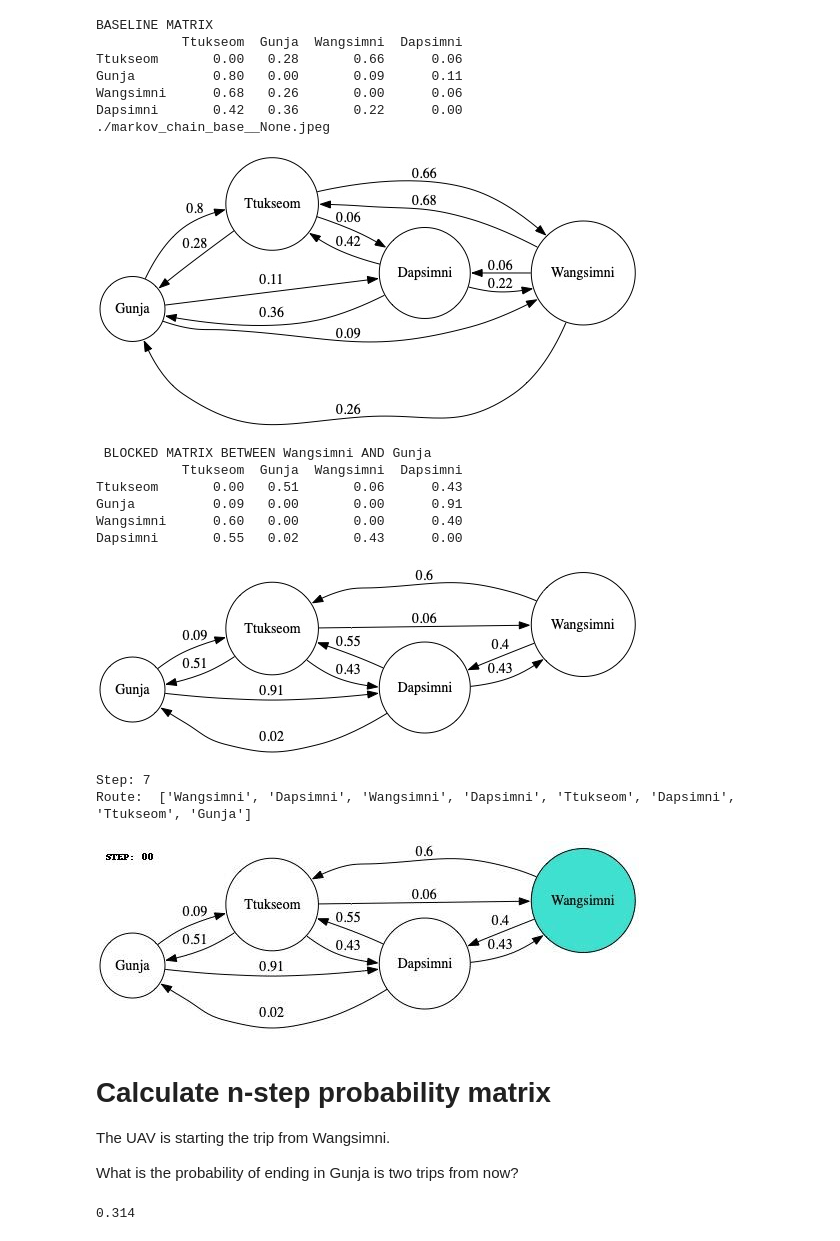
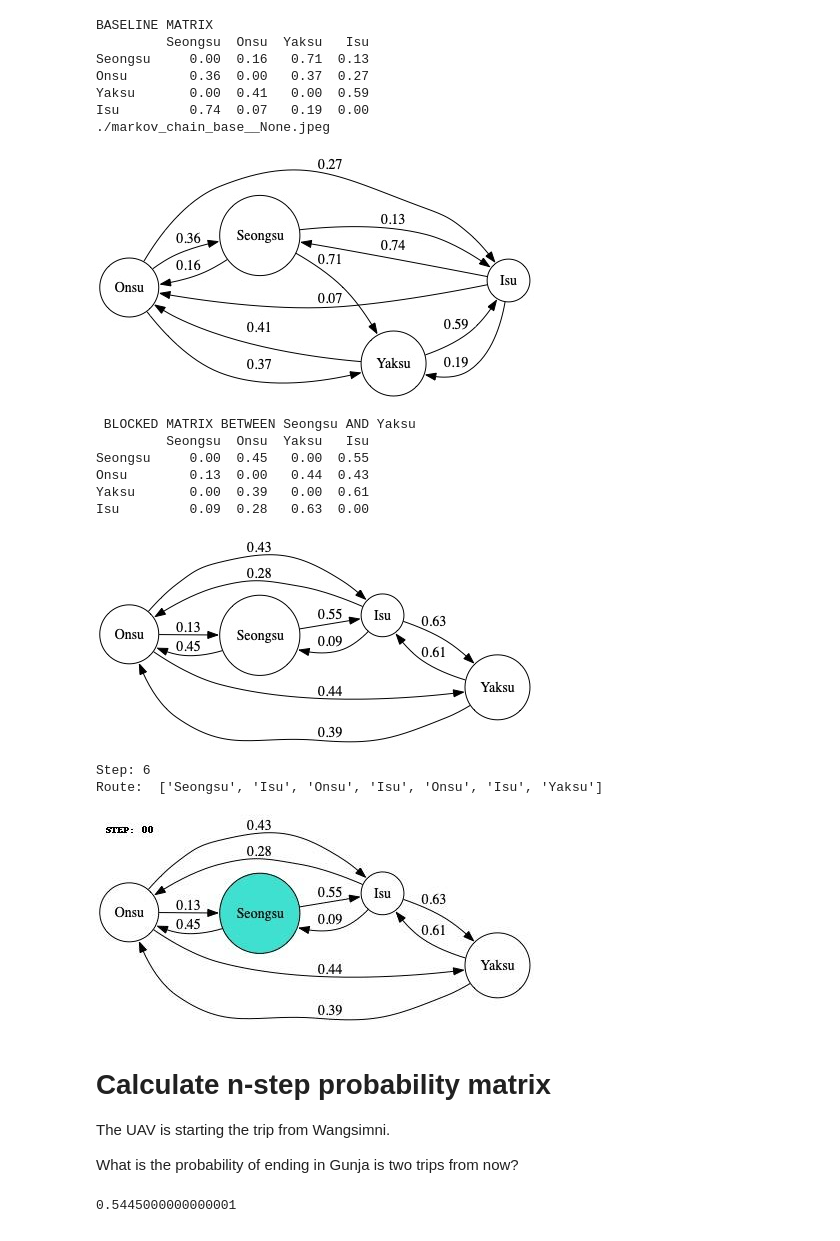
Before and after one commit to ardiantovn/markovchain, a Jupyter notebook: markovchain.ipynb, the cells around one changed output. Saved outputs shown, nothing was run; the diff lists cells and outputs as text; code cells hidden in the pictures.

```diff
--- a/markovchain.ipynb
+++ b/markovchain.ipynb
@@ -7,34 +10,36 @@ import matplotlib.pyplot as plt
 # %%
-mc = MarkovChain(region_list=['Ttukseom', 'Gunja', 'Wangsimni', 'Dapsimni'],
+mc = MarkovChain(region_list=['Seongsu', 'Onsu', 'Yaksu', 'Isu'],
                  remove_self_flight=True)
 
 base_img = mc.plot_base()
 print(base_img)
 ImageDisplay(base_img)
 # %% [output]
 BASELINE MATRIX
-           Ttukseom  Gunja  Wangsimni  Dapsimni
-Ttukseom       0.00   0.28       0.66      0.06
-Gunja          0.80   0.00       0.09      0.11
-Wangsimni      0.68   0.26       0.00      0.06
-Dapsimni       0.42   0.36       0.22      0.00
+         Seongsu  Onsu  Yaksu   Isu
+Seongsu     0.00  0.16   0.71  0.13
+Onsu        0.36  0.00   0.37  0.27
+Yaksu       0.00  0.41   0.00  0.59
+Isu         0.74  0.07   0.19  0.00
 ./markov_chain_base__None.jpeg
-[figure, old version]
+[figure, new version]
 # %%
-blocked_img = mc.plot_blocked_node(node_1= 'Wangsimni',
-                                   node_2='Gunja')
+start = 'Seongsu'
+end = 'Yaksu'
+blocked_img = mc.plot_blocked_node(node_1=start,
+                                   node_2=end)
 ImageDisplay(blocked_img)
 # %% [output]
- BLOCKED MATRIX BETWEEN Wangsimni AND Gunja
-           Ttukseom  Gunja  Wangsimni  Dapsimni
-Ttukseom       0.00   0.51       0.06      0.43
-Gunja          0.09   0.00       0.00      0.91
-Wangsimni      0.60   0.00       0.00      0.40
-Dapsimni       0.55   0.02       0.43      0.00
+ BLOCKED MATRIX BETWEEN Seongsu AND Yaksu
+         Seongsu  Onsu  Yaksu   Isu
+Seongsu     0.00  0.45   0.00  0.55
+Onsu        0.13  0.00   0.44  0.43
+Yaksu       0.00  0.39   0.00  0.61
+Isu         0.09  0.28   0.63  0.00
-[figure, old version]
+[figure, new version]
 # %%
-init_region = 'Wangsimni'
-dest_region = 'Gunja'
+init_region = start
+dest_region = end
 plot_mode = 'blocked'
 travel_simulated = mc.travel_simulation(init_region,
                                         dest_region,
@@ -46,9 +51,9 @@ print('Route: ',travel_simulated)
 travel_img = mc.plot_travel_simulation(plot_mode)
 ImageDisplay(travel_img)
 # %% [output]
-Step: 7
-Route:  ['Wangsimni', 'Dapsimni', 'Wangsimni', 'Dapsimni', 'Ttukseom', 'Dapsimni', 'Ttukseom', 'Gunja']
+Step: 6
+Route:  ['Seongsu', 'Isu', 'Onsu', 'Isu', 'Onsu', 'Isu', 'Yaksu']
-[figure, old version]
+[figure, new version]
 # %% [markdown]
 # Calculate n-step probability matrix
 
@@ -57,9 +62,9 @@ The UAV is starting the trip from Wangsimni.
 What is the probability of ending in Gunja is two trips from now?
 # %%
 mc.prob_ending_region_after_n_step(matrix_df=mc.blocked_df,
-                                    init_region='Wangsimni',
-                                    final_region='Gunja',
+                                    init_region=start,
+                                    final_region=end,
                                     n_step=2)
 # %% [output]
-0.314
+0.5445000000000001
 # %%
```
Also changed, not shown: parts of 5 cells of this notebook, 17 other files.
